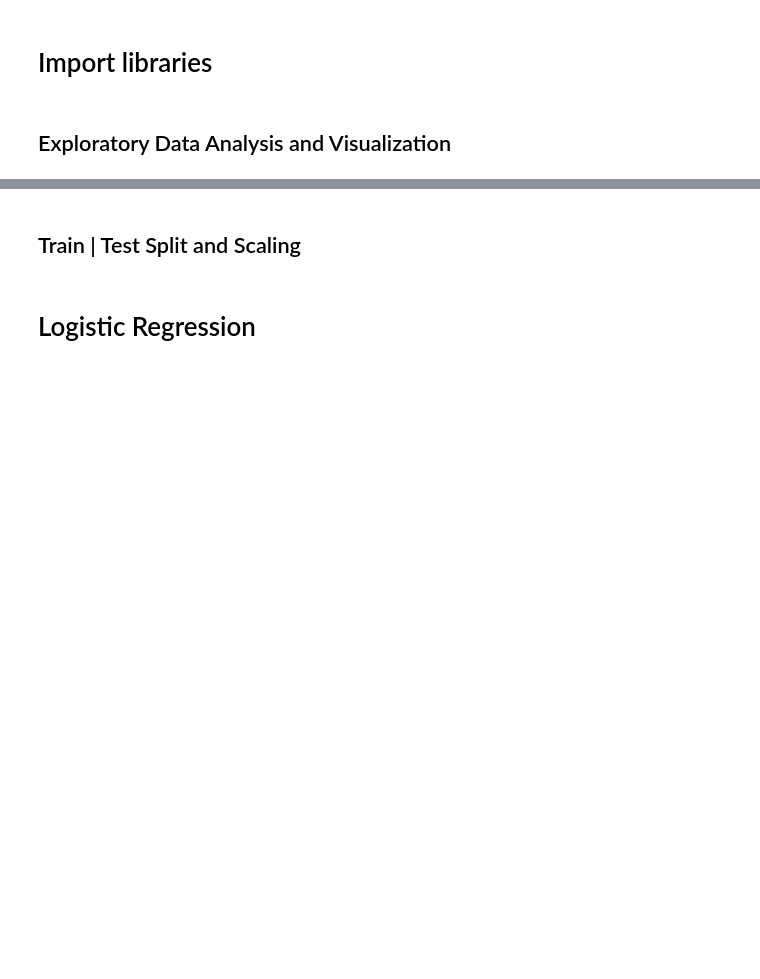
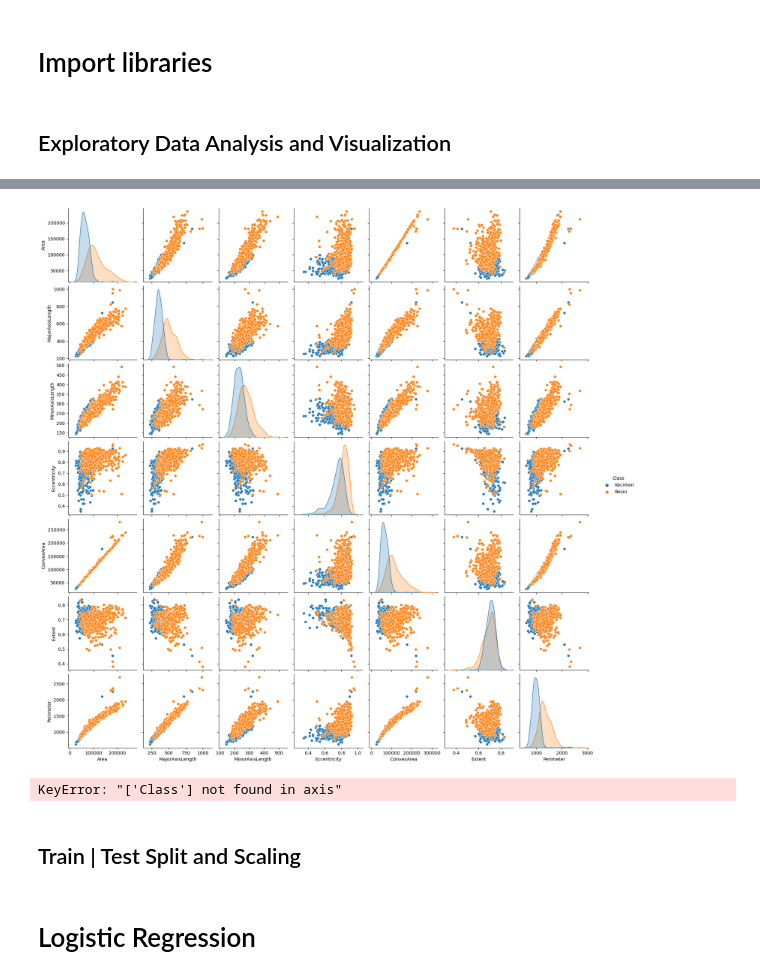
Before and after one commit to ssamiyavuzz/Raisin-Class-Project, a Jupyter notebook: Raisin_Class_Prediction.ipynb, the cells around one changed output, grey strips where cells are left out. Drawn from its saved outputs; the diff is of its cells as text; code cells hidden in the pictures; blank space fills up the shorter version.

```diff
--- a/Raisin_Class_Prediction.ipynb
+++ b/Raisin_Class_Prediction.ipynb
@@ -23,3 +122,12 @@ Attribute Information:
+# %%
+sns.pairplot(data=df, hue="Class");
+# %% [output]
+[figure, added]
+# %%
+corr = df["Class"].corr(df.drop("Class"), axis=1)
+corr
+# %% [output]
+KeyError: "['Class'] not found in axis"
 # %% [markdown]
 ## Train | Test Split and Scaling
 # %% [markdown]
```
Also changed, not shown: parts of 8 cells of this notebook.
